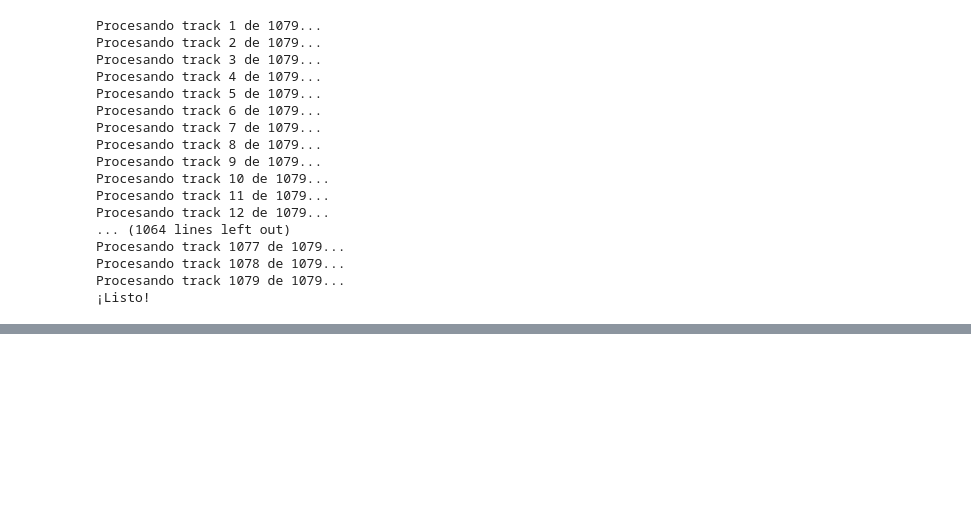
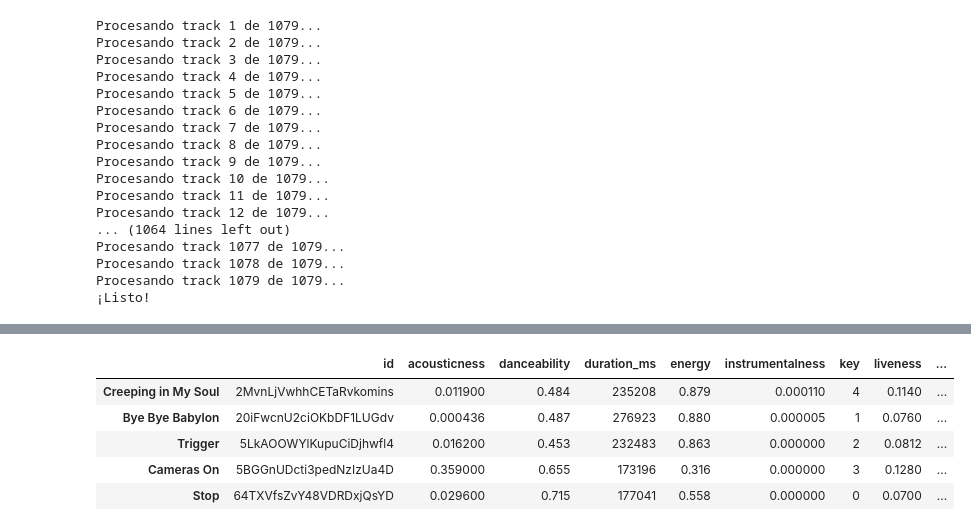
Before and after one commit to BMB0/-Assignment-4, a Jupyter notebook: spotify_recommender.ipynb, the cells around one changed output, grey strips where cells are left out. Drawn from its saved outputs; the diff is of its cells as text; code cells hidden in the pictures; blank space fills up the shorter version.

```diff
--- a/spotify_recommender.ipynb
+++ b/spotify_recommender.ipynb
@@ -328,0 +338,2 @@ Procesando track 1079 de 1079...
+# %%
+candidatos_df = candidatos_df[["id", "acousticness", "danceability", "duration_ms", "energy", "instrumentalness", "key", "liveness" , "loudness", "mode", "speechiness", "tempo", "valence" ]]
@@ -328,0 +344,9 @@ Procesando track 1079 de 1079...
+# %%
+candidatos_df.head()
+# %% [output]
+|  | id | acousticness | danceability | duration_ms | energy | instrumentalness | key | liveness | ... |
+| Creeping in My Soul | 2MvnLjVwhhCETaRvkomins | 0.011900 | 0.484 | 235208 | 0.879 | 0.000110 | 4 | 0.1140 | ... |
+| Bye Bye Babylon | 20iFwcnU2ciOKbDF1LUGdv | 0.000436 | 0.487 | 276923 | 0.880 | 0.000005 | 1 | 0.0760 | ... |
+| Trigger | 5LkAOOWYlKupuCiDjhwfl4 | 0.016200 | 0.453 | 232483 | 0.863 | 0.000000 | 2 | 0.0812 | ... |
+| Cameras On | 5BGGnUDcti3pedNzIzUa4D | 0.359000 | 0.655 | 173196 | 0.316 | 0.000000 | 3 | 0.1280 | ... |
+| Stop | 64TXVfsZvY48VDRDxjQsYD | 0.029600 | 0.715 | 177041 | 0.558 | 0.000000 | 0 | 0.0700 | ... |
```
Also changed, not shown: parts of 2 cells of this notebook.
